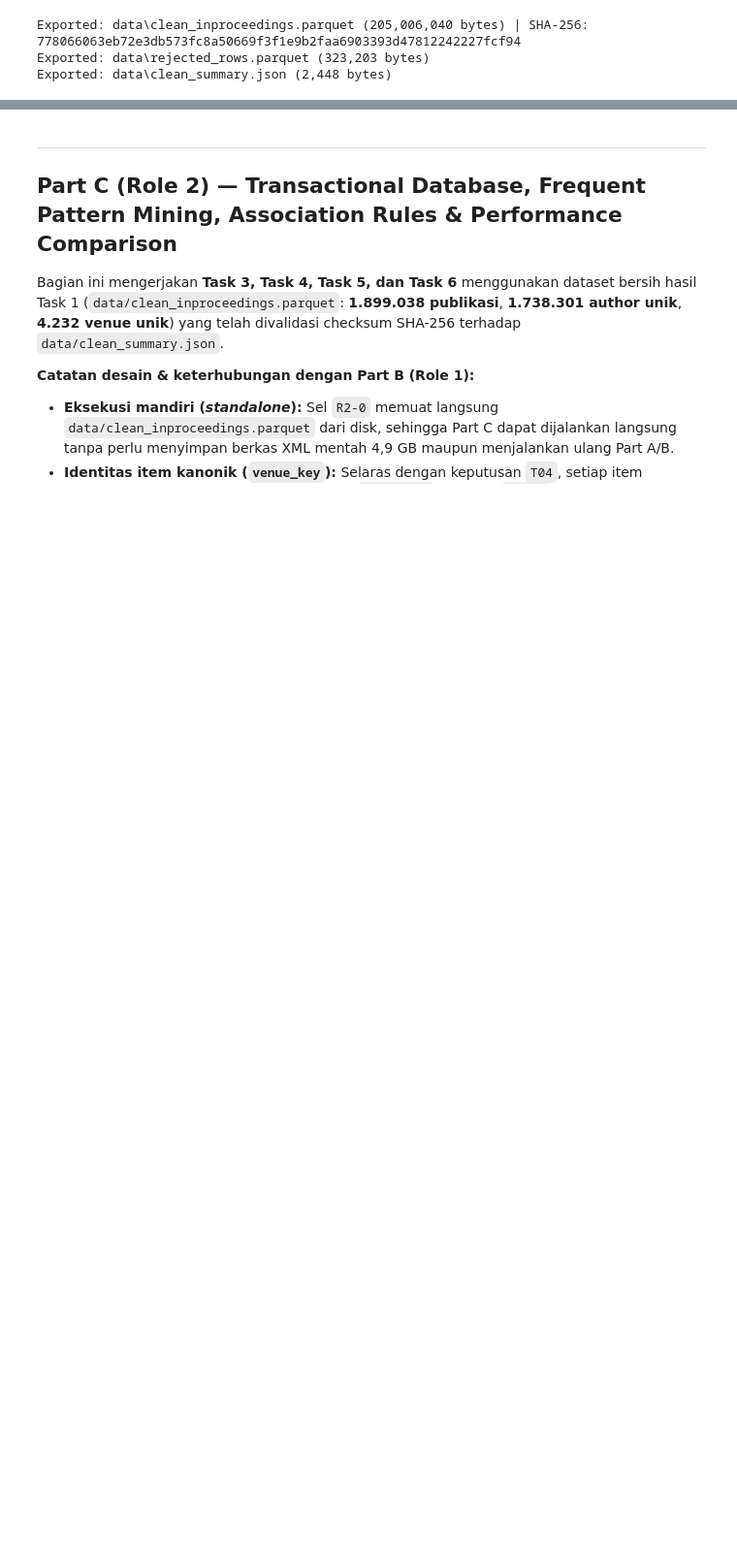
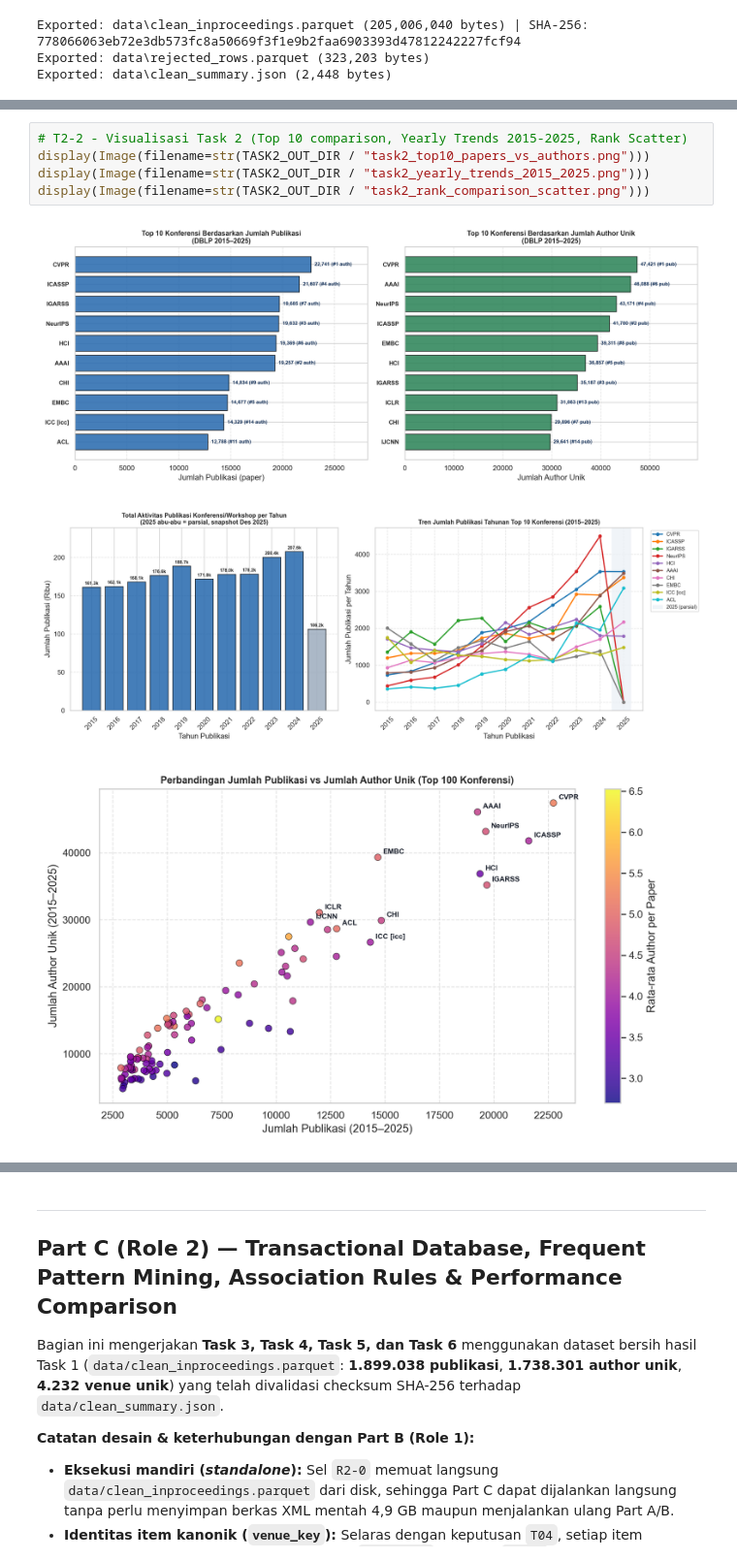
Before and after one commit to jandhiesto/DataMining_Kelompok11, a Jupyter notebook: Notebook-dblp_2025_12_01.ipynb, the cells around one changed output, grey strips where cells are left out. Shown at 97% size. Cells and saved outputs as stored; diff of their text form; blank space fills up the shorter version.

Commit message:
fix(audit): add missing Task 2, fix Task E threshold & Cell 34 crash, integrate full notebook & Bagian H

```diff
--- a/Notebook-dblp_2025_12_01.ipynb
+++ b/Notebook-dblp_2025_12_01.ipynb
@@ -1197,0 +1306,9 @@ Exported: data\clean_summary.json (2,448 bytes)
+# %%
+# T2-2 - Visualisasi Task 2 (Top 10 comparison, Yearly Trends 2015-2025, Rank Scatter)
+display(Image(filename=str(TASK2_OUT_DIR / "task2_top10_papers_vs_authors.png")))
+display(Image(filename=str(TASK2_OUT_DIR / "task2_yearly_trends_2015_2025.png")))
+display(Image(filename=str(TASK2_OUT_DIR / "task2_rank_comparison_scatter.png")))
+# %% [output]
+[figure, added]
+[figure, added]
+[figure, added]
```
Also changed, not shown: parts of 9 cells of this notebook, 33 other files.
